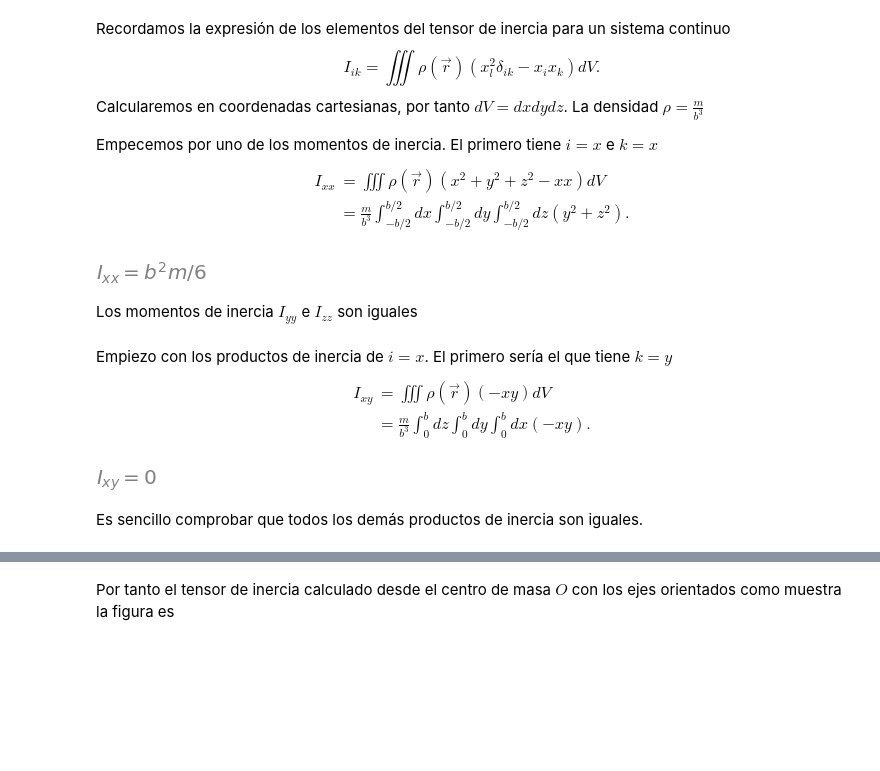
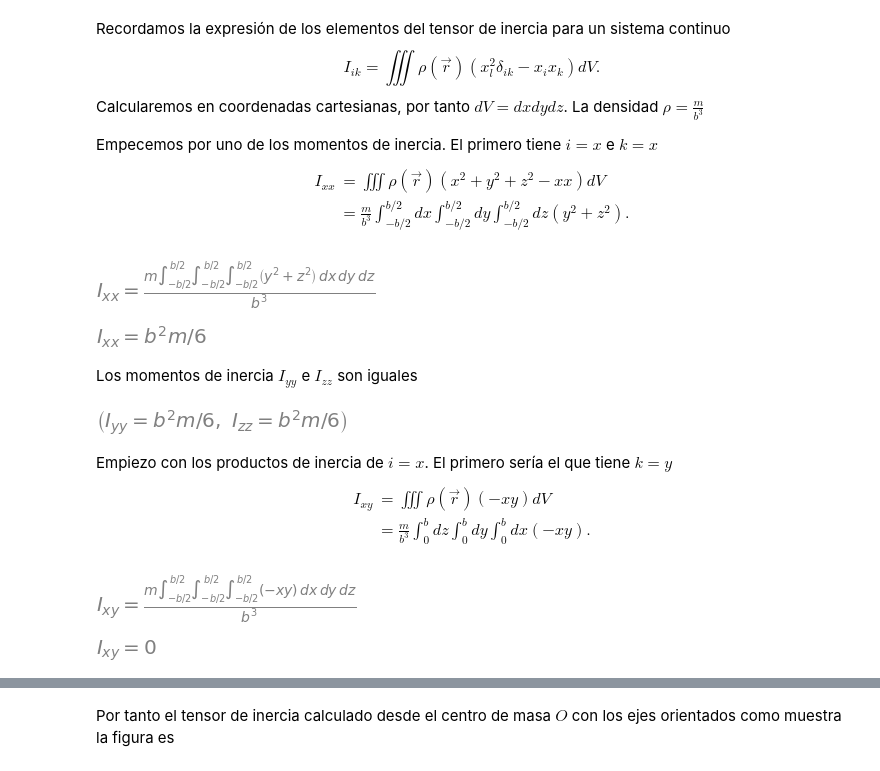
Before and after one commit to unlam/MecanicaAnaliticaComputacional, a Jupyter notebook: 09MasaDistribuida/cubo_tensorInercia.ipynb, the cells around one changed output, grey strips where cells are left out. Saved outputs shown, nothing was run; the diff lists cells and outputs as text; code cells hidden in the pictures; blank space fills up the shorter version.

```diff
--- a/09MasaDistribuida/cubo_tensorInercia.ipynb
+++ b/09MasaDistribuida/cubo_tensorInercia.ipynb
@@ -68,10 +66,18 @@ $$
 # %%
 x, y, z, b, m = sm.symbols('x y z b m')
 f_xx = y**2 + z**2
 rho_densidad = m/ b**3
-Ixx_exp = rho_densidad* sm.integrate(f_xx, (x, -b/2, b/2), (y, -b/2, b/2), (z,-b/2, b/2) )
-sm.Eq( Ixx , Ixx_exp )
+Ixx_exp = sm.Eq(
+  Ixx,
+  rho_densidad* sm.Integral(f_xx, (x, -b/2, b/2), (y, -b/2, b/2), (z,-b/2, b/2) )
+)
+Ixx_exp
 # %% [output]
-[figure, old version]
+[figure, new version]
+# %%
+Ixx_exp = Ixx_exp.doit()
+Ixx_exp
+# %% [output]
+[figure, added]
 # %% [markdown]
 Los momentos de inercia $I_{yy}$ e $I_{zz}$ son iguales
@@ -81,3 +84,9 @@ Izz_exp = Ixx_exp
+# %%
+Iyy_exp = sm.Eq(Iyy, Ixx_exp.rhs)
+Izz_exp = sm.Eq(Izz, Ixx_exp.rhs)
+Iyy_exp, Izz_exp
+# %% [output]
+[figure, added]
 # %% [markdown]
 Empiezo con los productos de inercia de $i=x$.
 El primero sería el que tiene $k=y$
@@ -90,9 +99,10 @@ I_{xy}
 $$
 # %%
 f_xy = -x* y
-Ixy_exp = rho_densidad* sm.integrate(f_xy, (x, -b/2, b/2), (y, -b/2, b/2), (z, -b/2, b/2) )
-sm.Eq( Ixy , Ixy_exp )
+Ixy_exp = sm.Eq(
+  Ixy,
+  rho_densidad* sm.Integral(f_xy, (x, -b/2, b/2), (y, -b/2, b/2), (z, -b/2, b/2) )
+)
+Ixy_exp
 # %% [output]
-[figure, old version]
+[figure, new version]
-# %% [markdown]
-Es sencillo comprobar que todos los demás productos de inercia son iguales.
@@ -104,0 +109,5 @@ Izy_exp = Ixy_exp
+# %%
+Ixy_exp = Ixy_exp.doit()
+Ixy_exp
+# %% [output]
+[figure, added]
```
Also changed, not shown: parts of 7 cells of this notebook.
